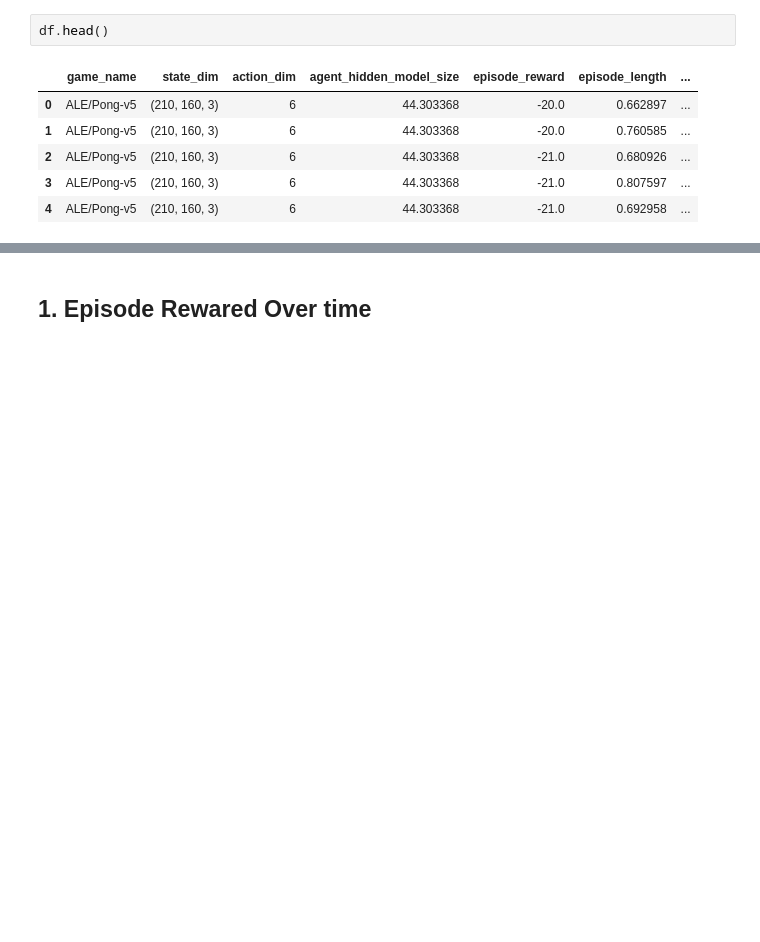
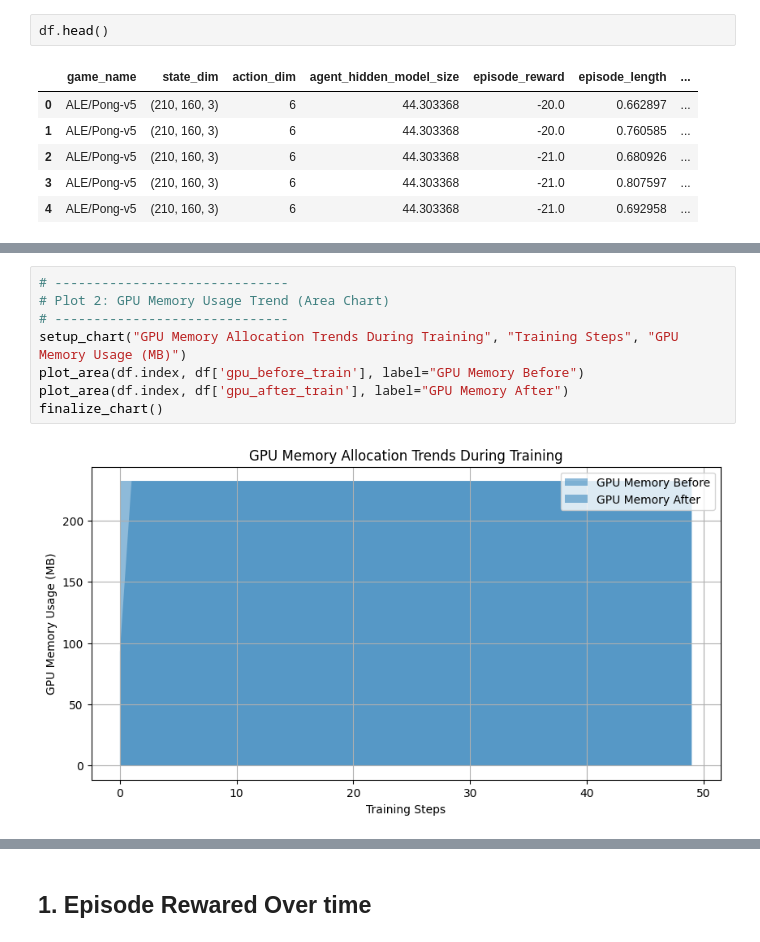
Before and after one commit to RyanWri/gpu-mem-genius, a Jupyter notebook: src/visuals/plots.ipynb, the cells around one changed output, grey strips where cells are left out. Drawn from its saved outputs; the diff is of its cells as text; blank space fills up the shorter version.

```diff
--- a/src/visuals/plots.ipynb
+++ b/src/visuals/plots.ipynb
@@ -21,0 +92,10 @@ df.head()
+# %%
+# ------------------------------
+# Plot 2: GPU Memory Usage Trend (Area Chart)
+# ------------------------------
+setup_chart("GPU Memory Allocation Trends During Training", "Training Steps", "GPU Memory Usage (MB)")
+plot_area(df.index, df['gpu_before_train'], label="GPU Memory Before")
+plot_area(df.index, df['gpu_after_train'], label="GPU Memory After")
+finalize_chart()
+# %% [output]
+[figure, added]
```
Also changed, not shown: parts of 9 cells of this notebook, 1 other file.
